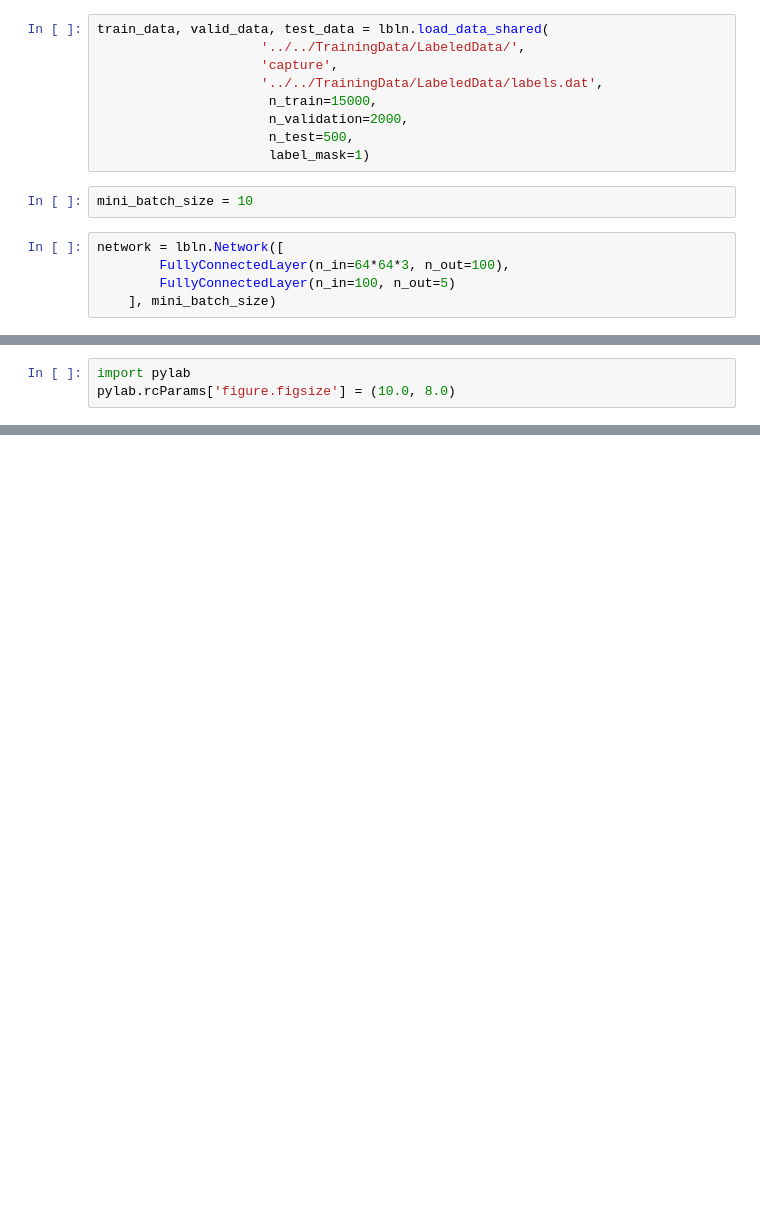
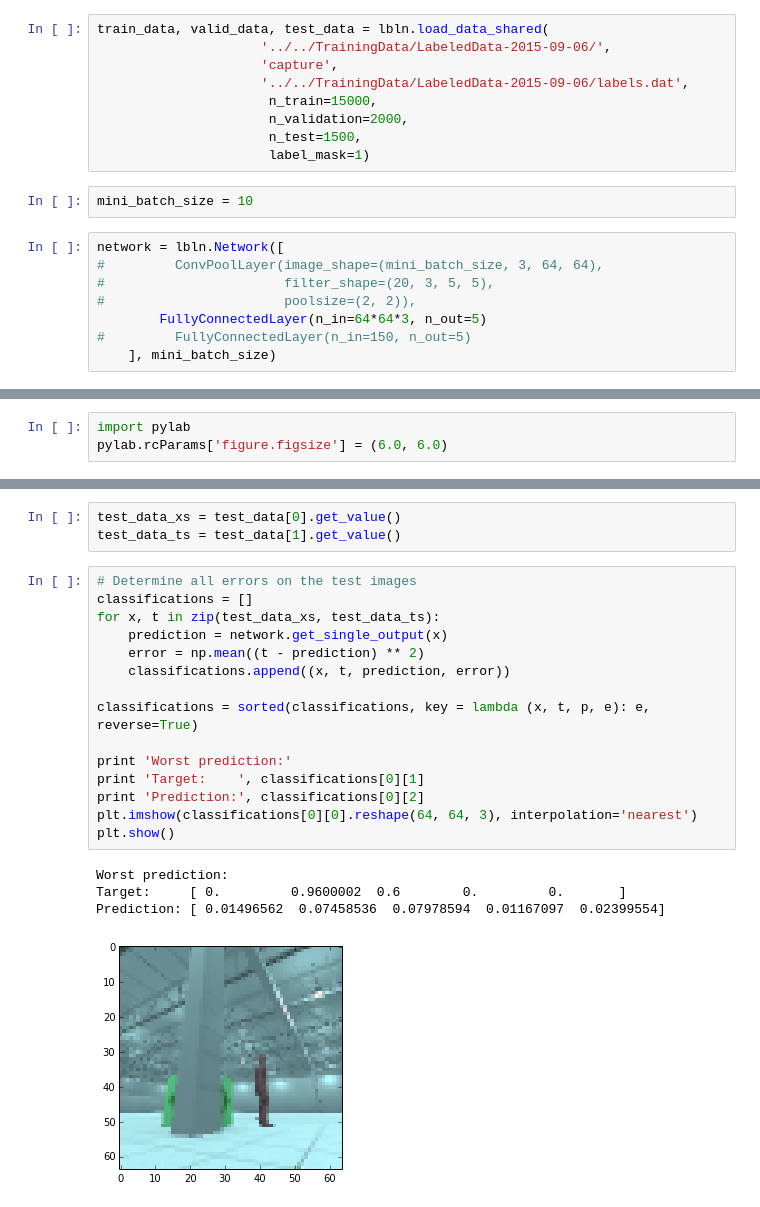
Before and after one commit to uberman4740/factory-robot-simulator, a Jupyter notebook: labeled-experiments/nn-classifiers/Labeling-Experiment.ipynb, the cells around one changed output, grey strips where cells are left out. Saved outputs shown, nothing was run; the diff lists cells and outputs as text; blank space fills up the shorter version.

```diff
--- a/labeled-experiments/nn-classifiers/Labeling-Experiment.ipynb
+++ b/labeled-experiments/nn-classifiers/Labeling-Experiment.ipynb
@@ -12,17 +15,20 @@ from labeling_network import FullyConnectedLayer
 # %%
 train_data, valid_data, test_data = lbln.load_data_shared(
-                     '../../TrainingData/LabeledData/',
+                     '../../TrainingData/LabeledData-2015-09-06/',
                      'capture',
-                     '../../TrainingData/LabeledData/labels.dat',
+                     '../../TrainingData/LabeledData-2015-09-06/labels.dat',
                       n_train=15000,
                       n_validation=2000,
-                      n_test=500,
+                      n_test=1500,
                       label_mask=1)
 # %%
 mini_batch_size = 10
 # %%
 network = lbln.Network([
-        FullyConnectedLayer(n_in=64*64*3, n_out=100),
-        FullyConnectedLayer(n_in=100, n_out=5)
+#         ConvPoolLayer(image_shape=(mini_batch_size, 3, 64, 64),
+#                       filter_shape=(20, 3, 5, 5),
+#                       poolsize=(2, 2)),
+        FullyConnectedLayer(n_in=64*64*3, n_out=5)
+#         FullyConnectedLayer(n_in=150, n_out=5)
     ], mini_batch_size)
 # %%
@@ -30,3 +54,3 @@ network.SGD(train_data, 10, mini_batch_size, 0.01, valid_data, test_data)
 # %%
 import pylab
-pylab.rcParams['figure.figsize'] = (10.0, 8.0)
+pylab.rcParams['figure.figsize'] = (6.0, 6.0)
@@ -56,0 +112,23 @@ print actual
+# %%
+test_data_xs = test_data[0].get_value()
+test_data_ts = test_data[1].get_value()
+# %%
+# Determine all errors on the test images
+classifications = []
+for x, t in zip(test_data_xs, test_data_ts):
+    prediction = network.get_single_output(x)
+    error = np.mean((t - prediction) ** 2)
+    classifications.append((x, t, prediction, error))
+
+classifications = sorted(classifications, key = lambda (x, t, p, e): e, reverse=True)
+
+print 'Worst prediction:'
+print 'Target:    ', classifications[0][1]
+print 'Prediction:', classifications[0][2]
+plt.imshow(classifications[0][0].reshape(64, 64, 3), interpolation='nearest')
+plt.show()
+# %% [output]
+Worst prediction:
+Target:     [ 0.         0.9600002  0.6        0.         0.       ]
+Prediction: [ 0.01496562  0.07458536  0.07978594  0.01167097  0.02399554]
+[figure, added]
```
Also changed, not shown: parts of 11 cells of this notebook, 2 other files.
